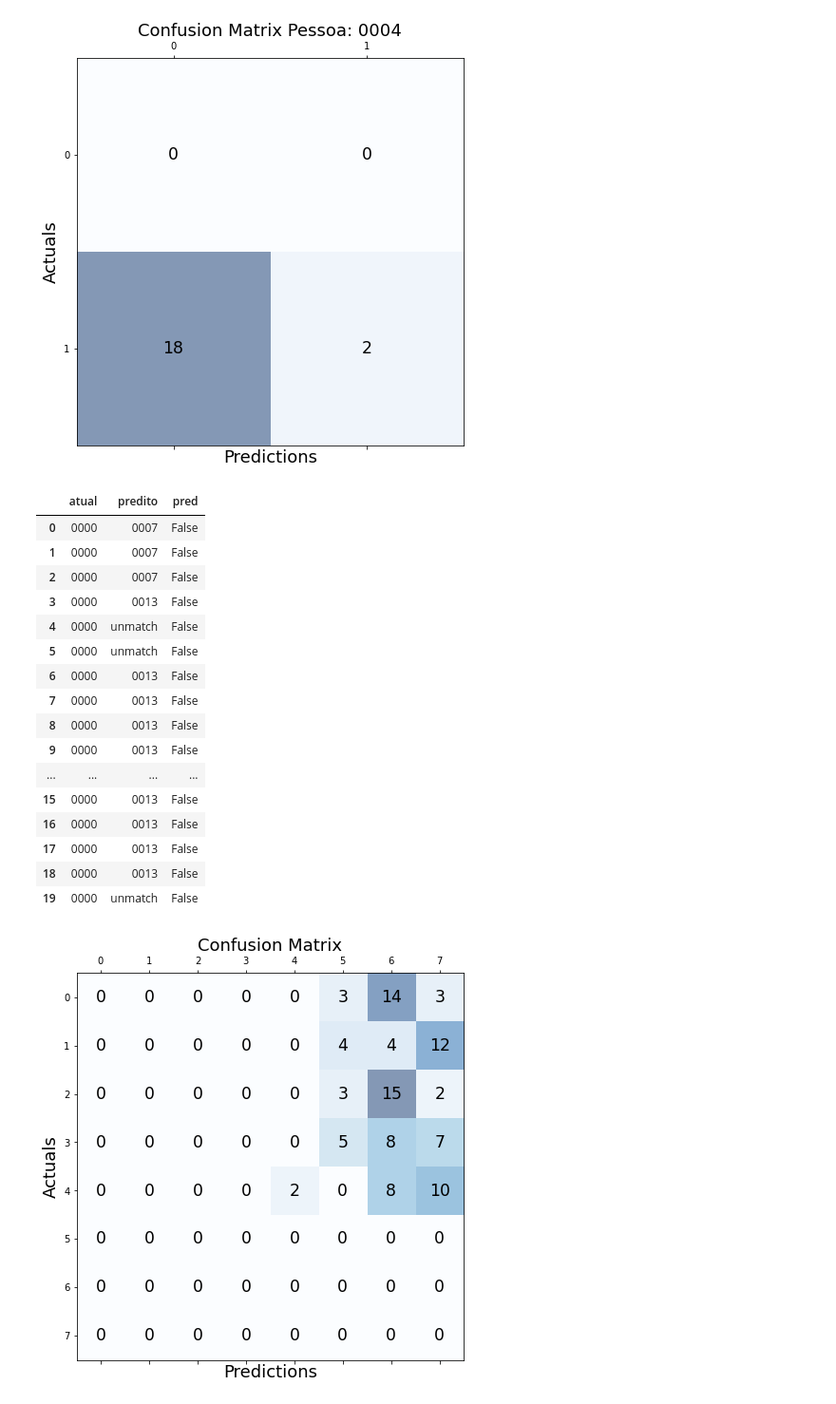
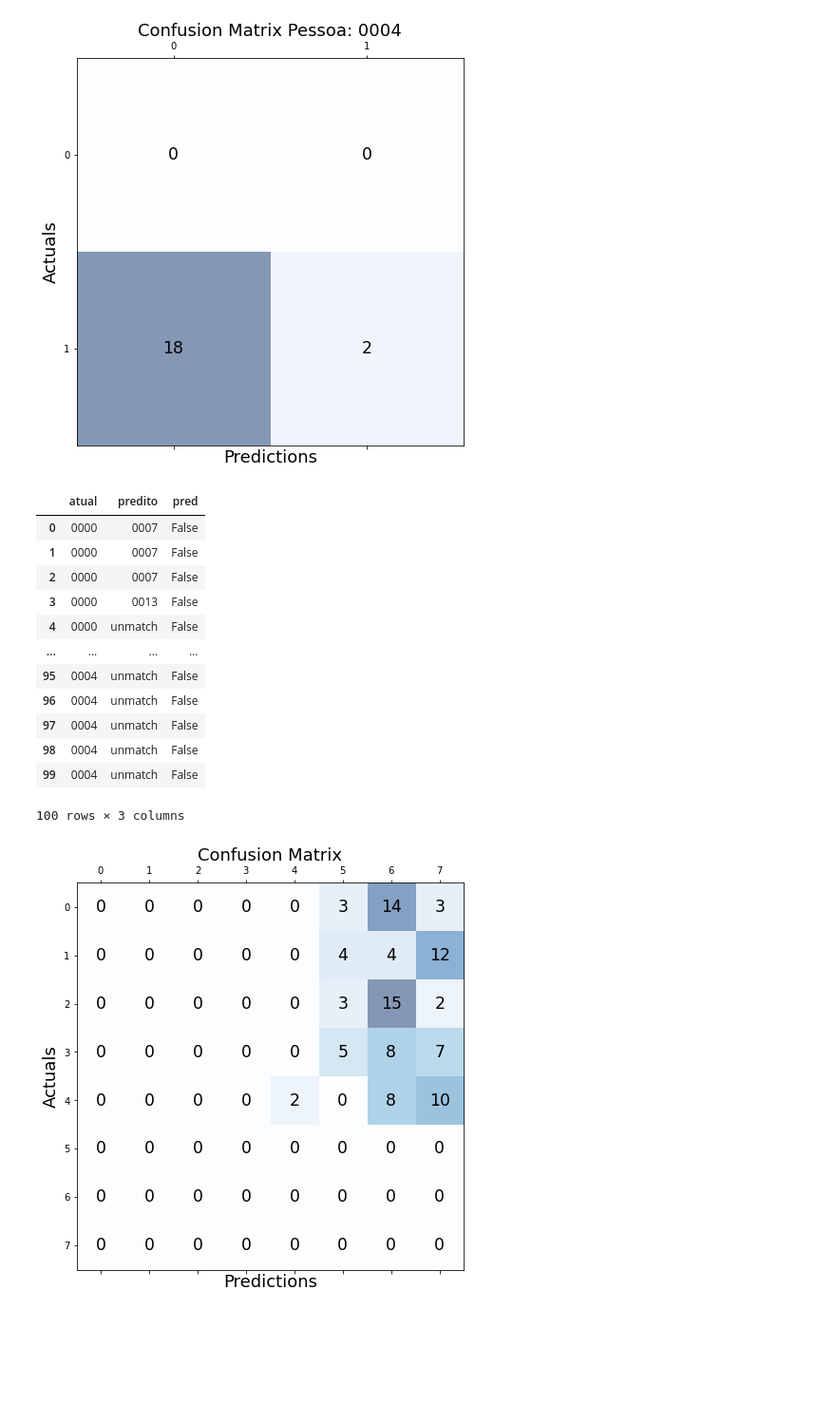
Before and after one commit to thalials/iris-recognition-visao-comp, a Jupyter notebook: proj1_reconhecimento_de_iris.ipynb, the cells around one changed output. Shown at 95% size. Drawn from its saved outputs; the diff is of its cells as text; code cells hidden in the pictures; blank space fills up the shorter version.

```diff
--- a/proj1_reconhecimento_de_iris.ipynb
+++ b/proj1_reconhecimento_de_iris.ipynb
@@ -401,25 +444,21 @@ See the caveats in the documentation: https://pandas.pydata.org/pandas-docs/stab
 # %%
 dataframe['pred'] = dataframe['atual'] == dataframe['predito']
 
-dataframe[dataframe.atual == '0000']
+dataframe
 # %% [output]
 |  | atual | predito | pred |
 | 0 | 0000 | 0007 | False |
 | 1 | 0000 | 0007 | False |
 | 2 | 0000 | 0007 | False |
 | 3 | 0000 | 0013 | False |
 | 4 | 0000 | unmatch | False |
-| 5 | 0000 | unmatch | False |
-| 6 | 0000 | 0013 | False |
-| 7 | 0000 | 0013 | False |
-| 8 | 0000 | 0013 | False |
-| 9 | 0000 | 0013 | False |
 | ... | ... | ... | ... |
-| 15 | 0000 | 0013 | False |
-| 16 | 0000 | 0013 | False |
-| 17 | 0000 | 0013 | False |
-| 18 | 0000 | 0013 | False |
-| 19 | 0000 | unmatch | False |
+| 95 | 0004 | unmatch | False |
+| 96 | 0004 | unmatch | False |
+| 97 | 0004 | unmatch | False |
+| 98 | 0004 | unmatch | False |
+| 99 | 0004 | unmatch | False |
+100 rows × 3 columns
 # %%
 from sklearn.metrics import confusion_matrix
 
```
Also changed, not shown: parts of 7 cells of this notebook.
